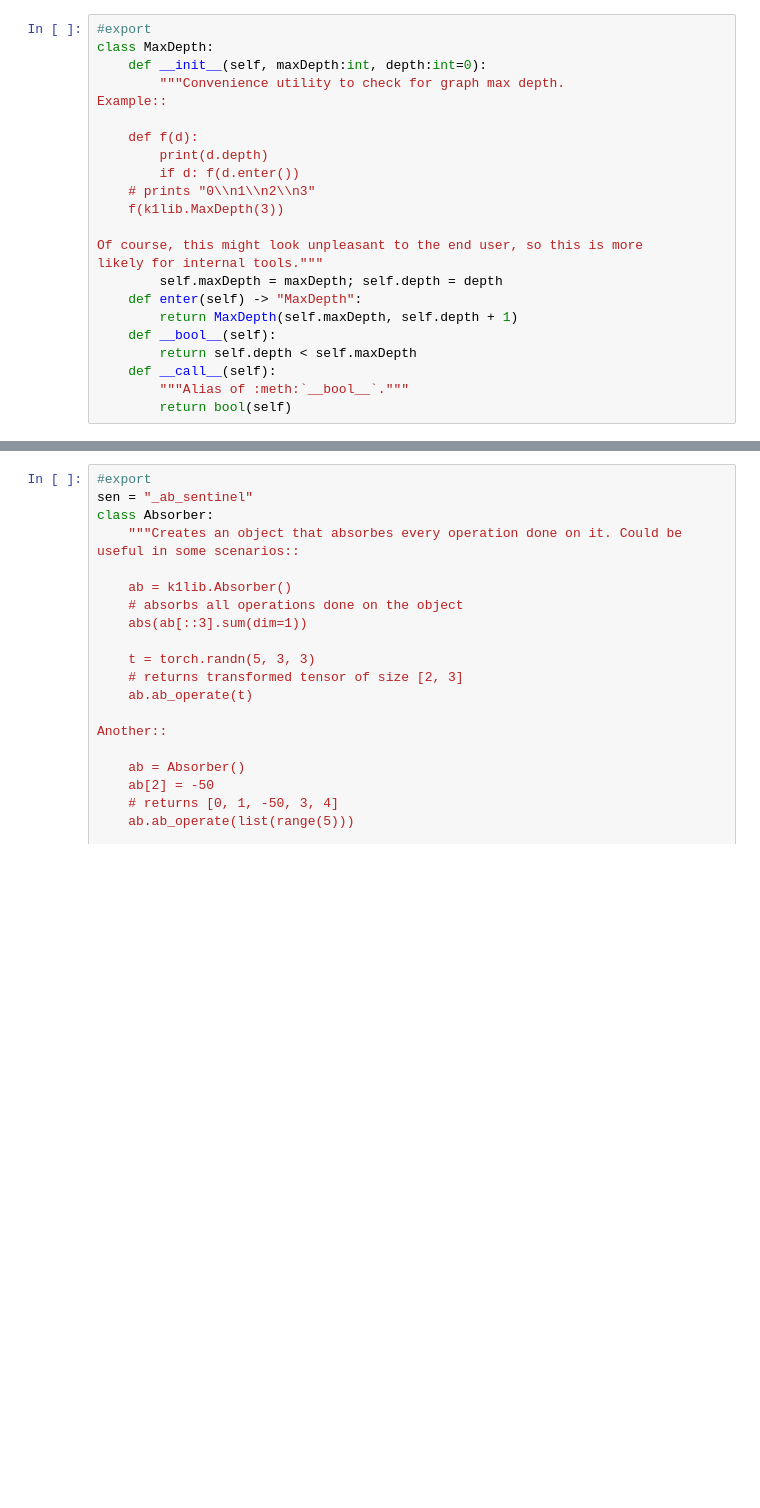
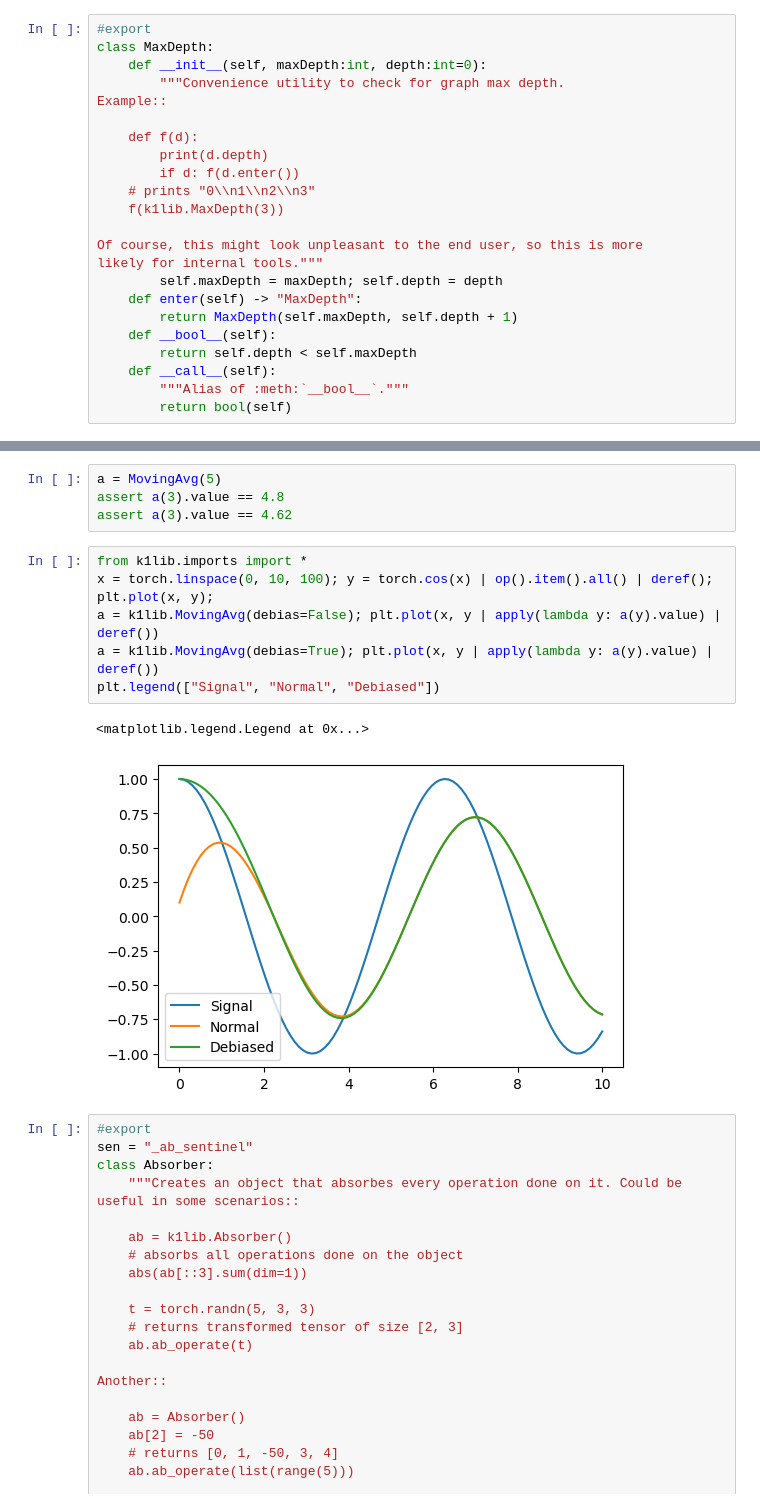
Before and after one commit to 157239n/k1lib, a Jupyter notebook: k1lib/_baseClasses.ipynb, the cells around one changed output, grey strips where cells are left out. Saved outputs shown, nothing was run; the diff lists cells and outputs as text; blank space fills up the shorter version.

```diff
--- a/k1lib/_baseClasses.ipynb
+++ b/k1lib/_baseClasses.ipynb
@@ -605,3 +653,16 @@ assert out == ['0', '1', '2', '3']
+# %%
+a = MovingAvg(5)
+assert a(3).value == 4.8
+assert a(3).value == 4.62
+# %%
+from k1lib.imports import *
+x = torch.linspace(0, 10, 100); y = torch.cos(x) | op().item().all() | deref(); plt.plot(x, y);
+a = k1lib.MovingAvg(debias=False); plt.plot(x, y | apply(lambda y: a(y).value) | deref())
+a = k1lib.MovingAvg(debias=True); plt.plot(x, y | apply(lambda y: a(y).value) | deref())
+plt.legend(["Signal", "Normal", "Debiased"])
+# %% [output]
+<matplotlib.legend.Legend at 0x...>
+[figure, added]
 # %%
 #export
 sen = "_ab_sentinel"
```
Also changed, not shown: parts of 6 cells of this notebook, 54 other files.
